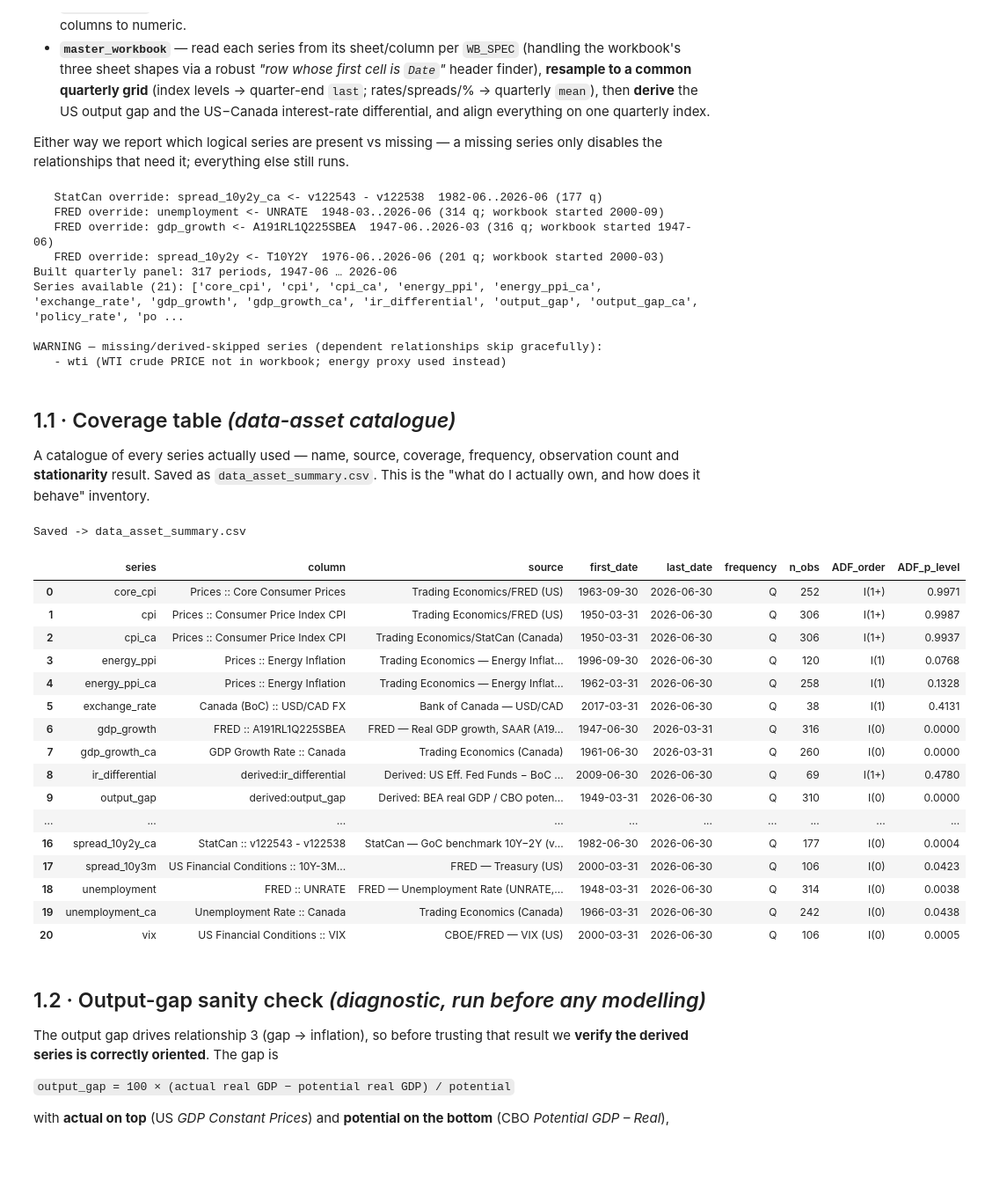
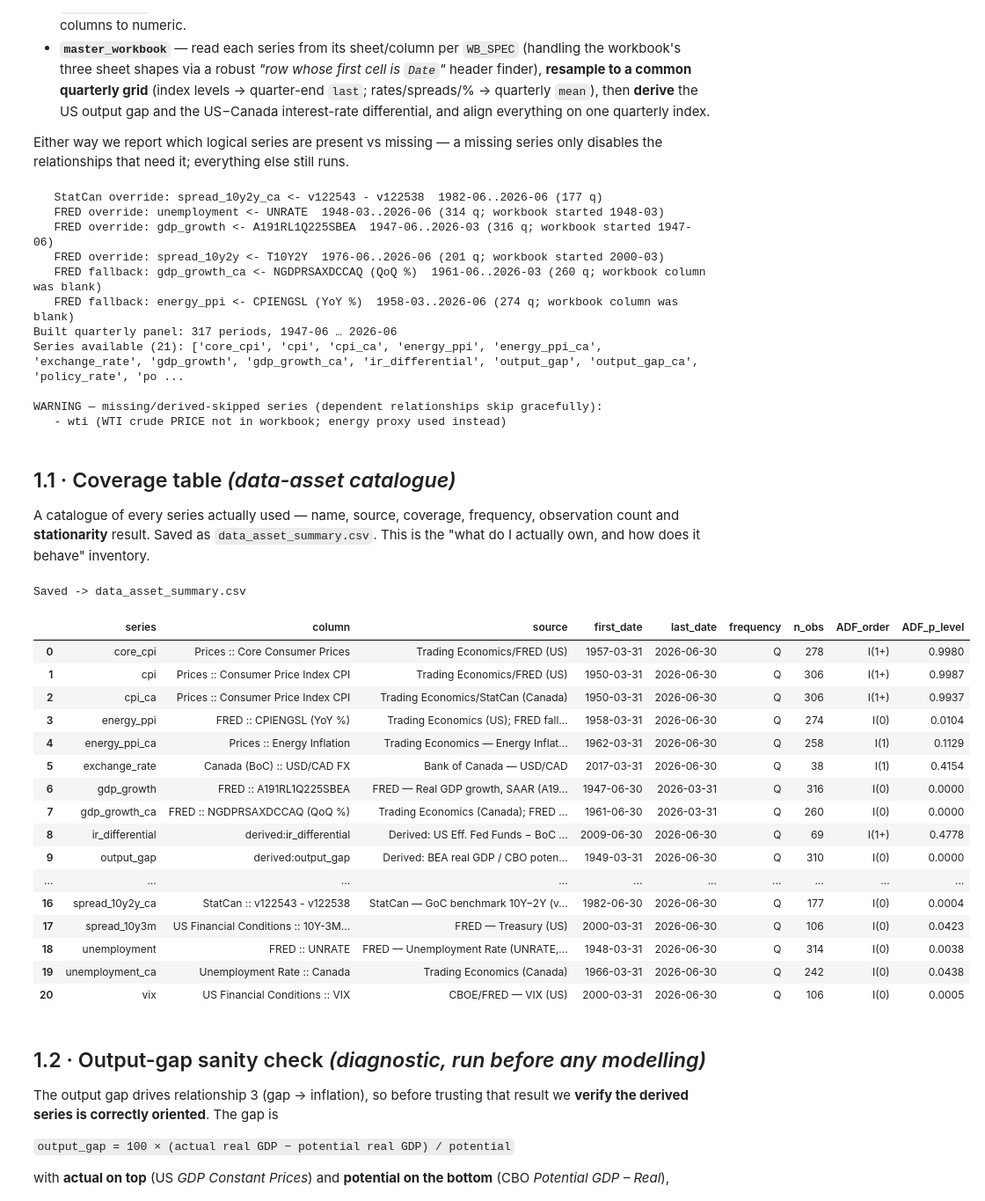
Before and after one commit to will-smith12/macro-relationships-dashboard, a Jupyter notebook: macro_relationships_master.ipynb, the cells around one changed output. Shown at 88% size. Drawn from its saved outputs; the diff is of its cells as text; code cells hidden in the pictures; blank space fills up the shorter version.

```diff
--- a/macro_relationships_master.ipynb
+++ b/macro_relationships_master.ipynb
@@ -159,11 +159,11 @@ SOURCES = {
     "policy_rate": "FRED — Eff. Fed Funds (US)", "prime_rate": "Trading Economics — Bank Lending Rate (US)",
     "spread_10y3m": "FRED — Treasury (US)",
     "spread_10y2y": "FRED — 10Y−2Y Treasury slope (T10Y2Y, US, 1976+)",
-    "wti": "N/A — not in workbook", "energy_ppi": "Trading Economics — Energy Inflation (US)",
+    "wti": "N/A — not in workbook", "energy_ppi": "Trading Economics (US); FRED fallback — CPIENGSL energy-CPI YoY",
     "exchange_rate": "Bank of Canada — USD/CAD",
     "vix": "CBOE/FRED — VIX (US)",
     # REV 10 Canadian counterparts:
-    "gdp_growth_ca": "Trading Economics (Canada)", "unemployment_ca": "Trading Economics (Canada)",
+    "gdp_growth_ca": "Trading Economics (Canada); FRED fallback — NGDPRSAXDCCAQ real-GDP QoQ %", "unemployment_ca": "Trading Economics (Canada)",
     "cpi_ca": "Trading Economics/StatCan (Canada)", "energy_ppi_ca": "Trading Economics — Energy Inflation (Canada)",
     "policy_rate_ca": "Bank of Canada — policy rate (Canada)",
     "output_gap_ca": "Bank of Canada — MPR output gap % (Canada)",
@@ -858,6 +873,7 @@ series only disables the relationships that need it; everything else still runs.
 # %%
 DF = None
 AVAILABLE = {}
+ORIGIN_OVERRIDE = {}   # logical -> human origin, set when a FRED fallback fires
 
 def _excel_path():
     """Resolve EXCEL_PATH, expanding a leading '~' to the home directory."""
@@ -1012,7 +1028,7 @@ def _wb_extract(xl_cache, spec):
     return _to_freq(s, spec.get("agg", "mean")), None
 
 def _load_master_workbook():
-    global DF, AVAILABLE
+    global DF, AVAILABLE, ORIGIN_OVERRIDE
     path = _excel_path()
     if not path.exists():
         print(f"*** Workbook not found: {path.resolve()} — edit EXCEL_PATH. ***")
@@ -1119,6 +1135,53 @@ def _load_master_workbook():
               f"{_q.index.min():%Y-%m}..{_q.index.max():%Y-%m} "
               f"({len(_q)} q; workbook started {_was_from})")
 
+    # 7) Self-healing fallbacks for workbook columns that ship BLANK in some
+    #    vintages. The Trading-Economics workbook intermittently delivers an
+    #    empty "Canada" column on the GDP-Growth-Rate sheet and an empty "United
+    #    States" column on the Prices/Energy-Inflation sheet. When that happens
+    #    those series are absent from `present`, silently dropping rels 1-CA /
+    #    5-CA / 8-CA (Canada GDP growth) and rel 6-US (US energy). Backfill from
+    #    FRED in the SAME definition/scale the workbook used, so the panel is
+    #    reproducible regardless of workbook gaps. These are FALLBACKS: a
+    #    populated workbook column is always preferred over the FRED fill.
+    def _drop_missing(logical):
+        # remove any "<logical> (...)" entry from the missing-series warnings
+        missing[:] = [m for m in missing if not m.startswith(logical + " ")]
+
+    # 7a) Canada real-GDP growth, QoQ % (NOT annualised) — matches the
+    #     Trading-Economics workbook convention (committed CA values ≈0.8 == QoQ
+    #     of a ~3.3% SAAR quarter). Source: OECD-via-FRED real GDP level
+    #     NGDPRSAXDCCAQ (SA, 1961+); growth = quarterly pct_change × 100.
+    #     Validated vs the last good workbook vintage at r≈1.0.
+    if present.get("gdp_growth_ca") is None or present["gdp_growth_ca"].dropna().empty:
+        _ca_lvl = _fetch_fred("NGDPRSAXDCCAQ", start="1947-01-01")
+        if _ca_lvl is not None and not _ca_lvl.empty:
+            _ca_g = (_to_freq(_ca_lvl, "last").pct_change() * 100.0).dropna()
+            if not _ca_g.empty:
+                present["gdp_growth_ca"] = _ca_g
+                _drop_missing("gdp_growth_ca")
+                ORIGIN_OVERRIDE["gdp_growth_ca"] = "FRED :: NGDPRSAXDCCAQ (QoQ %)"
+                print(f"   FRED fallback: gdp_growth_ca <- NGDPRSAXDCCAQ (QoQ %)  "
+                      f"{_ca_g.index.min():%Y-%m}..{_ca_g.index.max():%Y-%m} "
+                      f"({len(_ca_g)} q; workbook column was blank)")
+
+    # 7b) US energy CPI inflation, YoY % — matches the workbook "Energy
+    #     Inflation" series and its Canadian counterpart energy_ppi_ca
+    #     (committed US vs FRED corr 0.997). Source: FRED CPIENGSL (US energy
+    #     CPI index, monthly 1957+); inflation = YoY pct_change × 100, then
+    #     quarterly mean.
+    if present.get("energy_ppi") is None or present["energy_ppi"].dropna().empty:
+        _us_eng = _fetch_fred("CPIENGSL", start="1947-01-01")
+        if _us_eng is not None and not _us_eng.empty:
+            _us_ey = _to_freq((_us_eng.pct_change(12) * 100.0).dropna(), "mean")
+            if _us_ey is not None and not _us_ey.empty:
+                present["energy_ppi"] = _us_ey
+                _drop_missing("energy_ppi")
+                ORIGIN_OVERRIDE["energy_ppi"] = "FRED :: CPIENGSL (YoY %)"
+                print(f"   FRED fallback: energy_ppi <- CPIENGSL (YoY %)  "
+                      f"{_us_ey.index.min():%Y-%m}..{_us_ey.index.max():%Y-%m} "
+                      f"({len(_us_ey)} q; workbook column was blank)")
+
     DF = pd.DataFrame(present).sort_index()
     AVAILABLE = present
     if DF.empty:
@@ -1148,9 +1211,11 @@ else:
     _load_single_sheet()
 # %% [output]
    StatCan override: spread_10y2y_ca <- v122543 - v122538  1982-06..2026-06 (177 q)
-   FRED override: unemployment <- UNRATE  1948-03..2026-06 (314 q; workbook started 2000-09)
+   FRED override: unemployment <- UNRATE  1948-03..2026-06 (314 q; workbook started 1948-03)
    FRED override: gdp_growth <- A191RL1Q225SBEA  1947-06..2026-03 (316 q; workbook started 1947-06)
    FRED override: spread_10y2y <- T10Y2Y  1976-06..2026-06 (201 q; workbook started 2000-03)
+   FRED fallback: gdp_growth_ca <- NGDPRSAXDCCAQ (QoQ %)  1961-06..2026-03 (260 q; workbook column was blank)
+   FRED fallback: energy_ppi <- CPIENGSL (YoY %)  1958-03..2026-06 (274 q; workbook column was blank)
 Built quarterly panel: 317 periods, 1947-06 … 2026-06
 Series available (21): ['core_cpi', 'cpi', 'cpi_ca', 'energy_ppi', 'energy_ppi_ca', 'exchange_rate', 'gdp_growth', 'gdp_growth_ca', 'ir_differential', 'output_gap', 'output_gap_ca', 'policy_rate', 'po ...
 
@@ -1172,6 +1237,9 @@ def _origin(logical):
                     "gdp_growth": "FRED :: A191RL1Q225SBEA",
                     "spread_10y2y": "FRED :: T10Y2Y",
                     "spread_10y2y_ca": "StatCan :: v122543 - v122538"}[logical]
+        # Series filled from a FRED fallback when the workbook column was blank.
+        if logical in ORIGIN_OVERRIDE:
+            return ORIGIN_OVERRIDE[logical]
         spec = WB_SPEC.get(logical, {})
         if spec.get("derive"):
             return f"derived:{spec['derive']}"
@@ -1183,42 +1251,42 @@ def _origin(logical):
 def build_data_asset():
     if DF is None or DF.empty:
         print("No data loaded — Data Asset summary skipped.")
         return None
     rows = []
     for logical in DF.columns:
         s = DF[logical].dropna()
         rep = adf_report(s, logical)
         rows.append({
             "series": logical,
             "column": _origin(logical),
             "source": SOURCES.get(logical, "—"),
             "first_date": s.index.min().strftime("%Y-%m-%d") if len(s) else "—",
             "last_date": s.index.max().strftime("%Y-%m-%d") if len(s) else "—",
             "frequency": FREQUENCY,
             "n_obs": int(len(s)),
             "ADF_order": rep["order"],
             "ADF_p_level": round(rep["p_level"], 4) if pd.notna(rep["p_level"]) else None,
         })
     asset = pd.DataFrame(rows).sort_values("series").reset_index(drop=True)
     out = str(Path(OUTPUT_DIR) / "data_asset_summary.csv")
     asset.to_csv(out, index=False)
     print(f"Saved -> {out}")
     return asset
 
 DATA_ASSET = build_data_asset()
 DATA_ASSET
 # %% [output]
 Saved -> data_asset_summary.csv
 |  | series | column | source | first_date | last_date | frequency | n_obs | ADF_order | ADF_p_level |
-| 0 | core_cpi | Prices :: Core Consumer Prices | Trading Economics/FRED (US) | 1963-09-30 | 2026-06-30 | Q | 252 | I(1+) | 0.9971 |
+| 0 | core_cpi | Prices :: Core Consumer Prices | Trading Economics/FRED (US) | 1957-03-31 | 2026-06-30 | Q | 278 | I(1+) | 0.9980 |
 | 1 | cpi | Prices :: Consumer Price Index CPI | Trading Economics/FRED (US) | 1950-03-31 | 2026-06-30 | Q | 306 | I(1+) | 0.9987 |
 | 2 | cpi_ca | Prices :: Consumer Price Index CPI | Trading Economics/StatCan (Canada) | 1950-03-31 | 2026-06-30 | Q | 306 | I(1+) | 0.9937 |
-| 3 | energy_ppi | Prices :: Energy Inflation | Trading Economics — Energy Inflat... | 1996-09-30 | 2026-06-30 | Q | 120 | I(1) | 0.0768 |
-| 4 | energy_ppi_ca | Prices :: Energy Inflation | Trading Economics — Energy Inflat... | 1962-03-31 | 2026-06-30 | Q | 258 | I(1) | 0.1328 |
-| 5 | exchange_rate | Canada (BoC) :: USD/CAD FX | Bank of Canada — USD/CAD | 2017-03-31 | 2026-06-30 | Q | 38 | I(1) | 0.4131 |
+| 3 | energy_ppi | FRED :: CPIENGSL (YoY %) | Trading Economics (US); FRED fall... | 1958-03-31 | 2026-06-30 | Q | 274 | I(0) | 0.0104 |
+| 4 | energy_ppi_ca | Prices :: Energy Inflation | Trading Economics — Energy Inflat... | 1962-03-31 | 2026-06-30 | Q | 258 | I(1) | 0.1129 |
+| 5 | exchange_rate | Canada (BoC) :: USD/CAD FX | Bank of Canada — USD/CAD | 2017-03-31 | 2026-06-30 | Q | 38 | I(1) | 0.4154 |
 | 6 | gdp_growth | FRED :: A191RL1Q225SBEA | FRED — Real GDP growth, SAAR (A19... | 1947-06-30 | 2026-03-31 | Q | 316 | I(0) | 0.0000 |
-| 7 | gdp_growth_ca | GDP Growth Rate :: Canada | Trading Economics (Canada) | 1961-06-30 | 2026-03-31 | Q | 260 | I(0) | 0.0000 |
-| 8 | ir_differential | derived:ir_differential | Derived: US Eff. Fed Funds − BoC ... | 2009-06-30 | 2026-06-30 | Q | 69 | I(1+) | 0.4780 |
+| 7 | gdp_growth_ca | FRED :: NGDPRSAXDCCAQ (QoQ %) | Trading Economics (Canada); FRED ... | 1961-06-30 | 2026-03-31 | Q | 260 | I(0) | 0.0000 |
+| 8 | ir_differential | derived:ir_differential | Derived: US Eff. Fed Funds − BoC ... | 2009-06-30 | 2026-06-30 | Q | 69 | I(1+) | 0.4778 |
 | 9 | output_gap | derived:output_gap | Derived: BEA real GDP / CBO poten... | 1949-03-31 | 2026-06-30 | Q | 310 | I(0) | 0.0000 |
 | ... | ... | ... | ... | ... | ... | ... | ... | ... | ... |
 | 16 | spread_10y2y_ca | StatCan :: v122543 - v122538 | StatCan — GoC benchmark 10Y−2Y (v... | 1982-06-30 | 2026-06-30 | Q | 177 | I(0) | 0.0004 |
```
Also changed, not shown: parts of 15 cells of this notebook, 20 other files.
